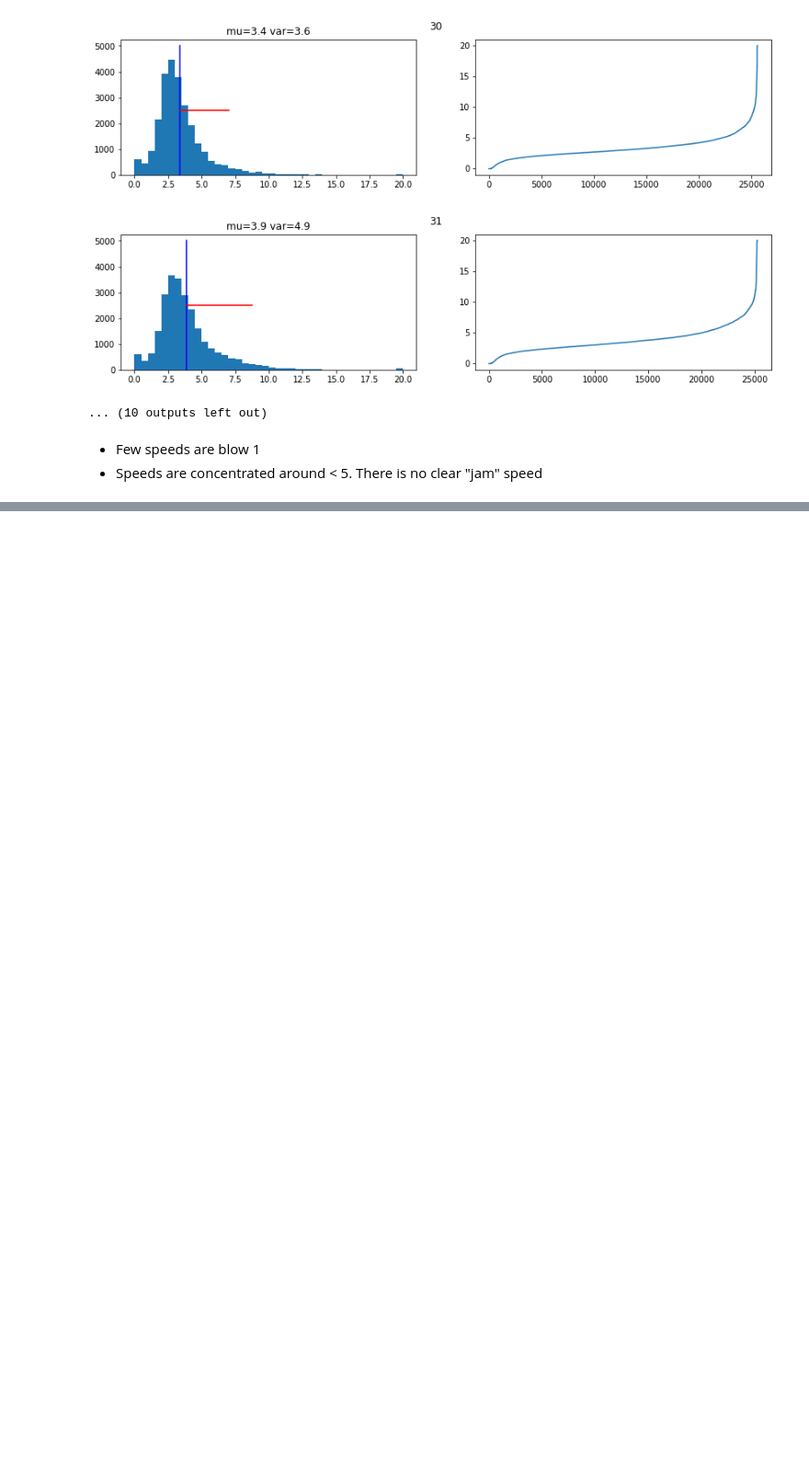
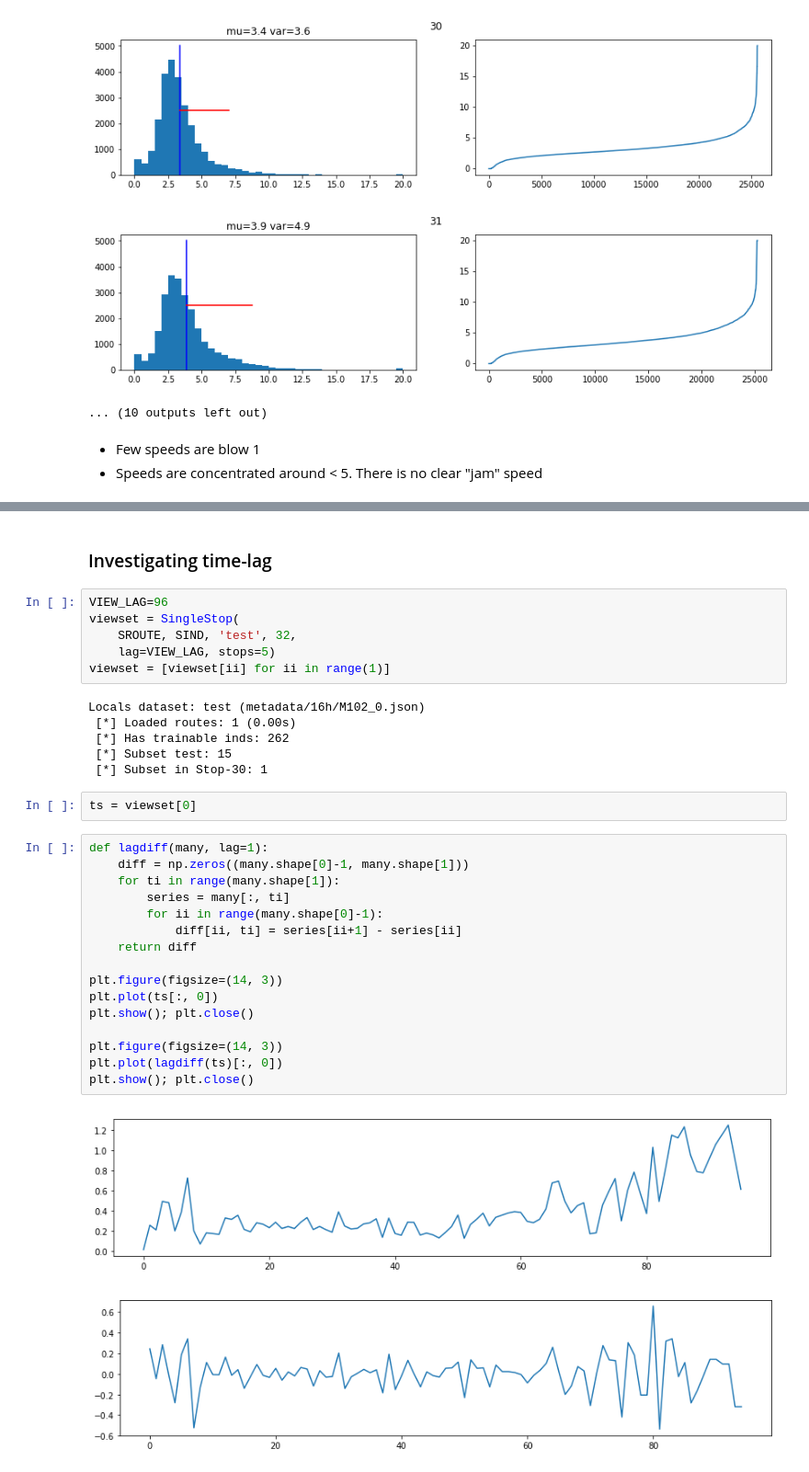
Before and after one commit to ulzee/traffic, a Jupyter notebook: SpeedDistrib.ipynb, the cells around one changed output, grey strips where cells are left out. Shown at 92% size. Saved outputs shown, nothing was run; the diff lists cells and outputs as text; blank space fills up the shorter version.

```diff
--- a/SpeedDistrib.ipynb
+++ b/SpeedDistrib.ipynb
@@ -87,0 +127,35 @@ plt.show(); plt.close()
+# %% [markdown]
+### Investigating time-lag
+# %%
+VIEW_LAG=96
+viewset = SingleStop(
+    SROUTE, SIND, 'test', 32,
+    lag=VIEW_LAG, stops=5)
+viewset = [viewset[ii] for ii in range(1)]
+# %% [output]
+Locals dataset: test (metadata/16h/M102_0.json)
+ [*] Loaded routes: 1 (0.00s)
+ [*] Has trainable inds: 262
+ [*] Subset test: 15
+ [*] Subset in Stop-30: 1
+# %%
+ts = viewset[0]
+# %%
+def lagdiff(many, lag=1):
+    diff = np.zeros((many.shape[0]-1, many.shape[1]))
+    for ti in range(many.shape[1]):
+        series = many[:, ti]
+        for ii in range(many.shape[0]-1):
+            diff[ii, ti] = series[ii+1] - series[ii]
+    return diff
+
+plt.figure(figsize=(14, 3))
+plt.plot(ts[:, 0])
+plt.show(); plt.close()
+
+plt.figure(figsize=(14, 3))
+plt.plot(lagdiff(ts)[:, 0])
+plt.show(); plt.close()
+# %% [output]
+[figure, added]
+[figure, added]
```
Also changed, not shown: parts of 19 cells of this notebook, 31 other files.
